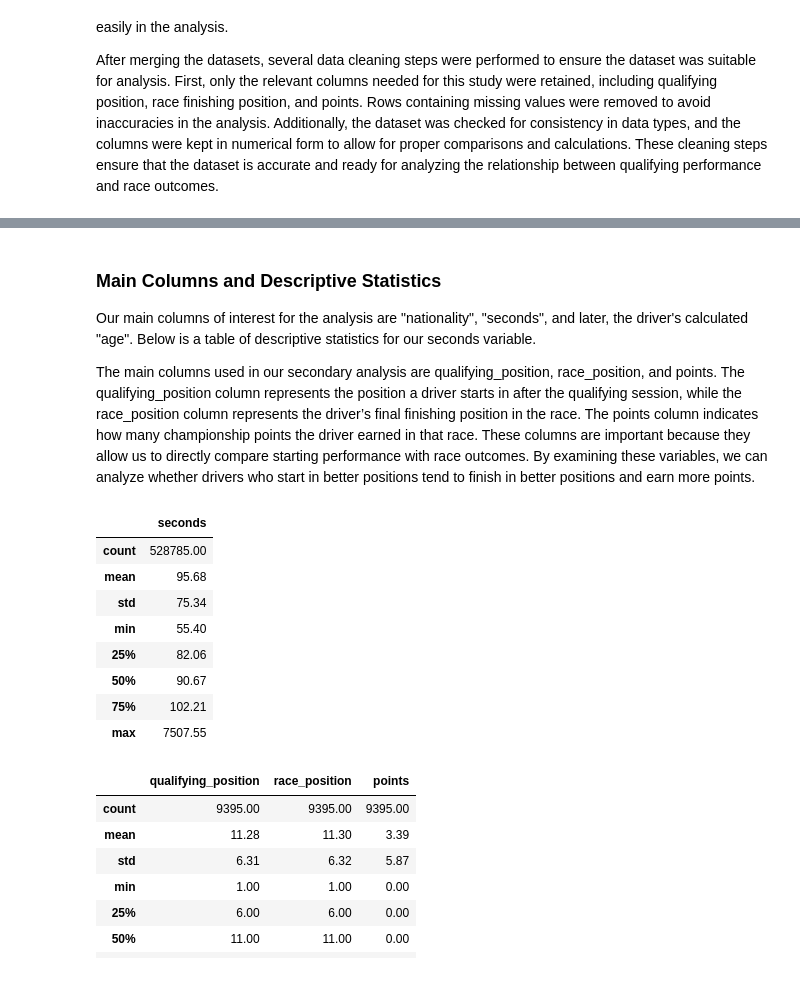
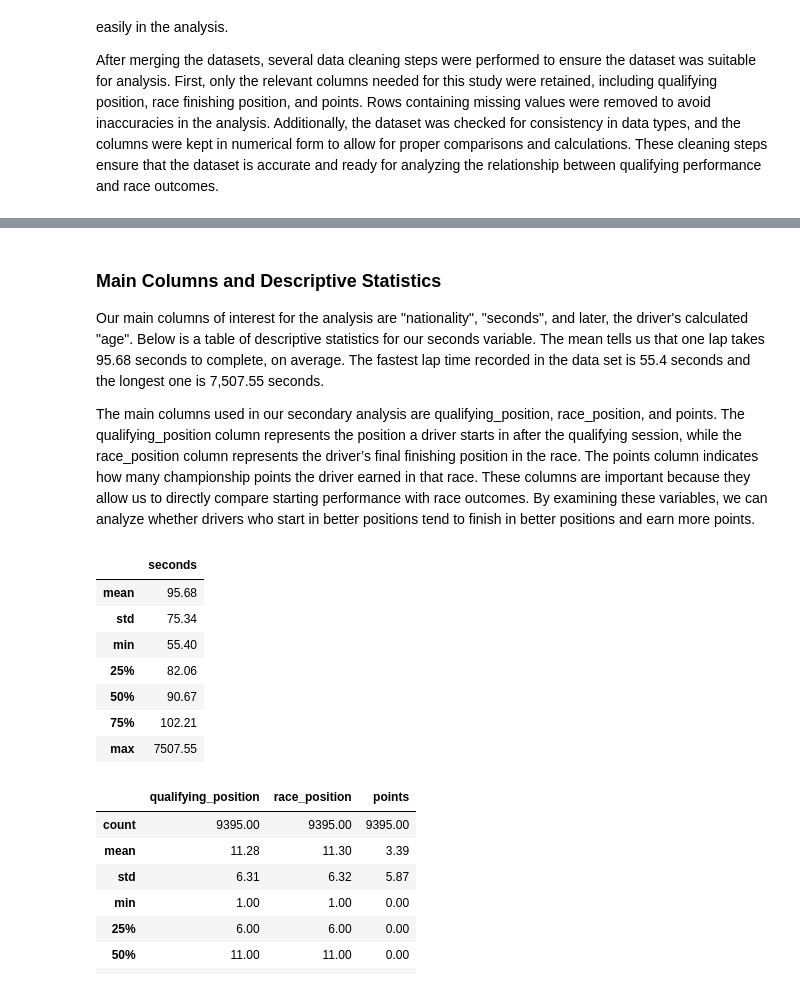
Before and after one commit to ElsaMathew-Lewis/F1_Statistical-Analysis_GroupProject, a Jupyter notebook: Group7_FinalProject_HTMLformatted.ipynb, the cells around one changed output, grey strips where cells are left out. Cells and saved outputs as stored; diff of their text form; code cells hidden in the pictures.

```diff
--- a/Group7_FinalProject_HTMLformatted.ipynb
+++ b/Group7_FinalProject_HTMLformatted.ipynb
@@ -142,15 +154,14 @@ merged.shape
 # %% [markdown]
 ### Main Columns and Descriptive Statistics
-Our main columns of interest for the analysis are "nationality", "seconds", and later, the driver's calculated "age". Below is a table of descriptive statistics for our seconds variable.
+Our main columns of interest for the analysis are "nationality", "seconds", and later, the driver's calculated "age". Below is a table of descriptive statistics for our seconds variable. The mean tells us that one lap takes 95.68 seconds to complete, on average. The fastest lap time recorded in the data set is 55.4 seconds and the longest one is 7,507.55 seconds.
 
 The main columns used in our secondary analysis are qualifying_position, race_position, and points. The qualifying_position column represents the position a driver starts in after the qualifying session, while the race_position column represents the driver’s final finishing position in the race. The points column indicates how many championship points the driver earned in that race. These columns are important because they allow us to directly compare starting performance with race outcomes. By examining these variables, we can analyze whether drivers who start in better positions tend to finish in better positions and earn more points.
 # %%
 # Descriptive statistics for numerical column, rounded to 2 decimal places
 descriptive_stats = f1_data[['seconds']].describe().round(2)
-display(descriptive_stats)
+display(descriptive_stats.iloc[1:,:])
 # %% [output]
 |  | seconds |
-| count | 528785.00 |
 | mean | 95.68 |
 | std | 75.34 |
 | min | 55.40 |
```
Also changed, not shown: parts of 9 cells of this notebook.
